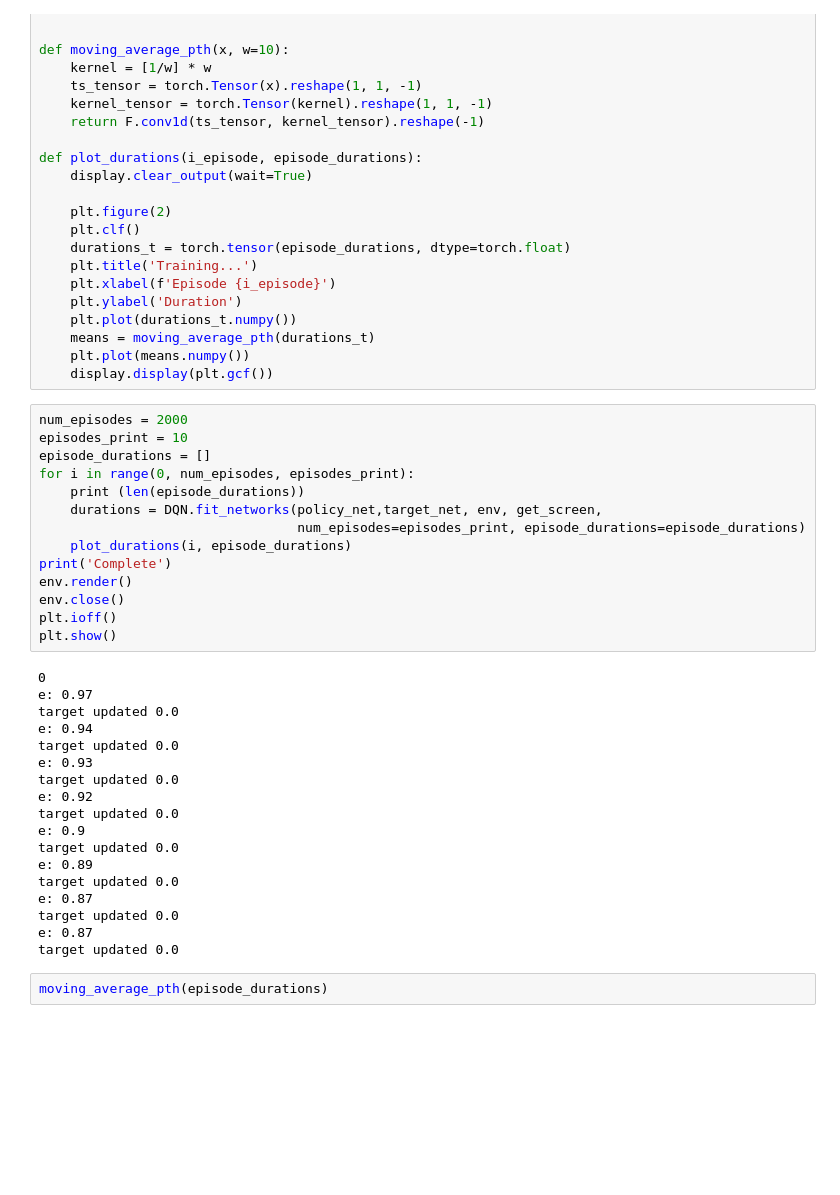
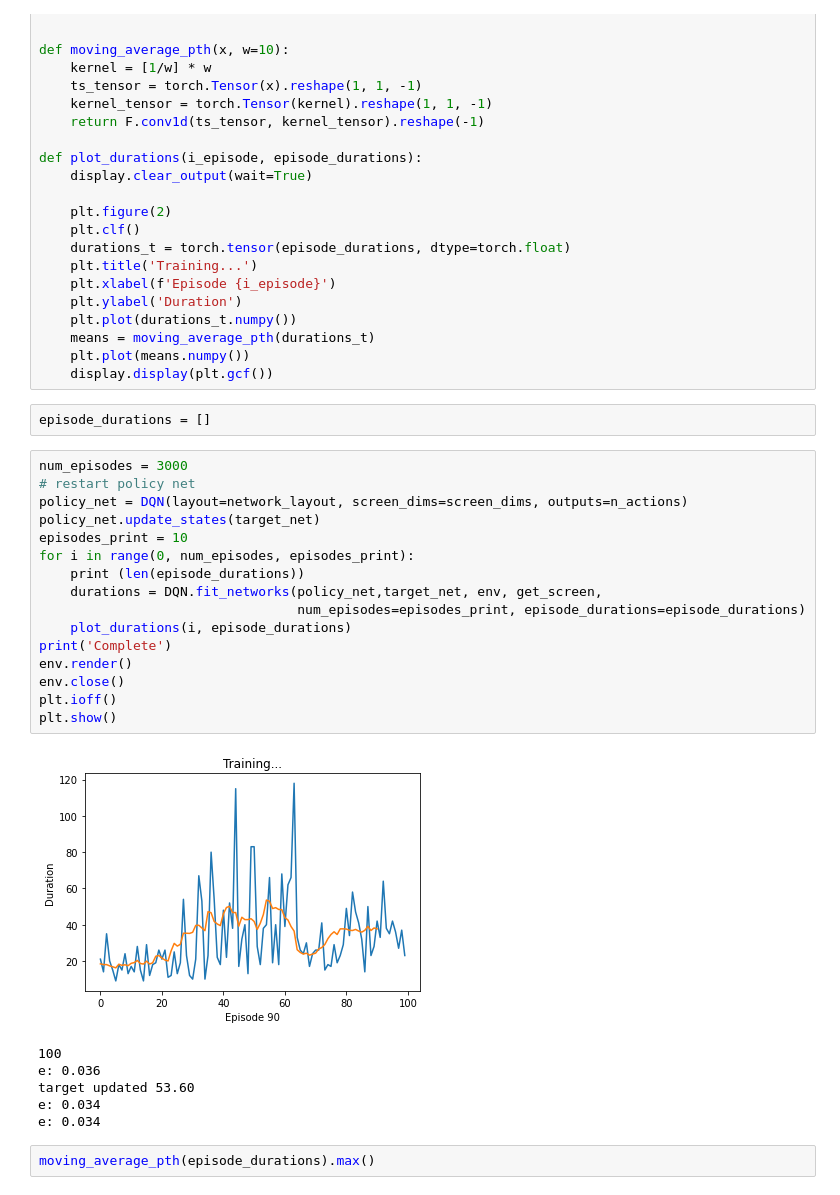
Before and after one commit to wanermiranda/pytorch-tutorials, a Jupyter notebook: notebooks/q_learning.ipynb, the cells around one changed output. Drawn from its saved outputs; the diff is of its cells as text; blank space fills up the shorter version.

Commit message:
Takes only whats is best and also reseting if the policy is stuck on a minimal

```diff
--- a/notebooks/q_learning.ipynb
+++ b/notebooks/q_learning.ipynb
@@ -136,37 +136,30 @@ def plot_durations(i_episode, episode_durations):
     means = moving_average_pth(durations_t)
     plt.plot(means.numpy())
     display.display(plt.gcf())
+# %%
+episode_durations = []
 # %%
-num_episodes = 2000
+num_episodes = 3000
+# restart policy net
+policy_net = DQN(layout=network_layout, screen_dims=screen_dims, outputs=n_actions)
+policy_net.update_states(target_net)
 episodes_print = 10
-episode_durations = []
 for i in range(0, num_episodes, episodes_print):
     print (len(episode_durations))
     durations = DQN.fit_networks(policy_net,target_net, env, get_screen,
                                  num_episodes=episodes_print, episode_durations=episode_durations)
     plot_durations(i, episode_durations)
 print('Complete')
 env.render()
 env.close()
 plt.ioff()
 plt.show()
 # %% [output]
+[figure, added]
-0
-e: 0.97
-target updated 0.0
-e: 0.94
-target updated 0.0
-e: 0.93
-target updated 0.0
-e: 0.92
-target updated 0.0
-e: 0.9
-target updated 0.0
-e: 0.89
-target updated 0.0
-e: 0.87
-target updated 0.0
-e: 0.87
-target updated 0.0
+100
+e: 0.036
+target updated 53.60
+e: 0.034
+e: 0.034
 # %%
-moving_average_pth(episode_durations)
+moving_average_pth(episode_durations).max()
```
Also changed, not shown: parts of 1 cell of this notebook, 2 other files.
